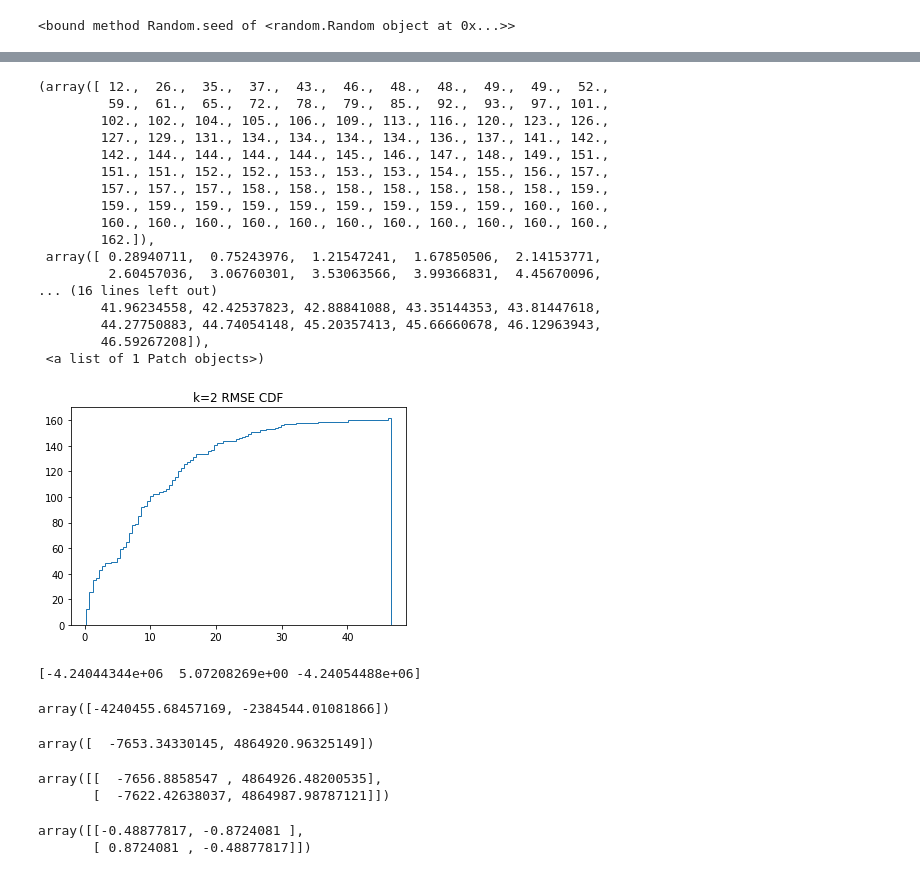
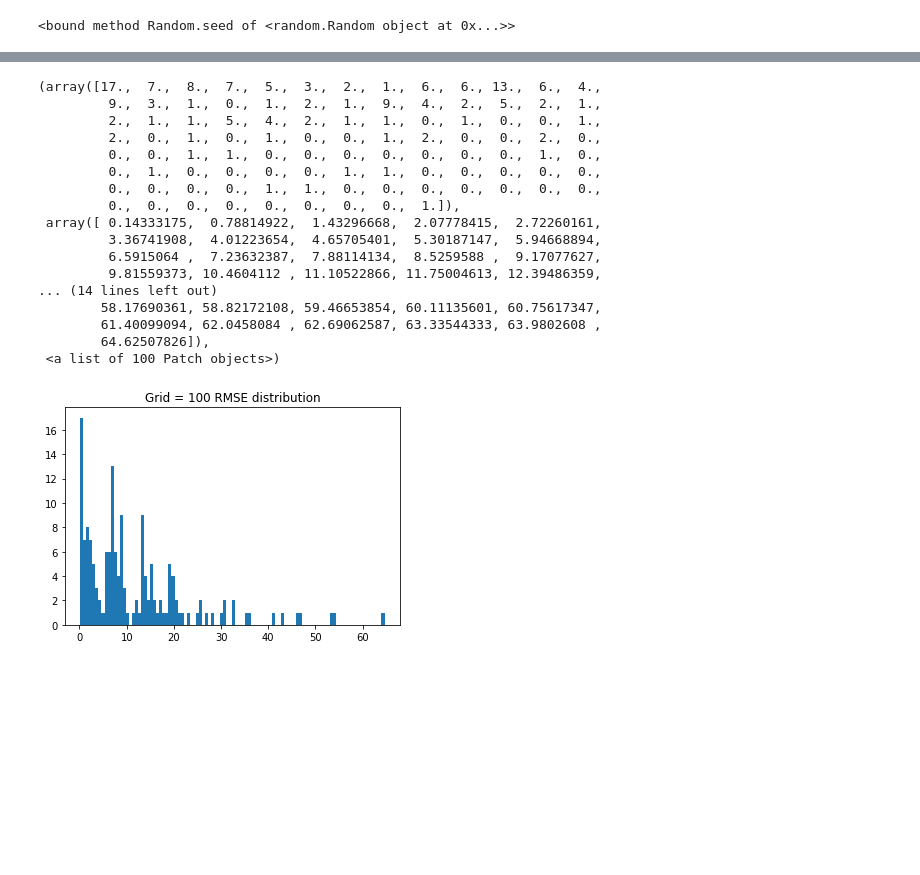
Before and after one commit to heathcliffYang/CRF, a Jupyter notebook: CRF_Principle_axis_matrix.ipynb, the cells around one changed output, grey strips where cells are left out. Cells and saved outputs as stored; diff of their text form; code cells hidden in the pictures; blank space fills up the shorter version.

```diff
--- a/CRF_Principle_axis_matrix.ipynb
+++ b/CRF_Principle_axis_matrix.ipynb
@@ -385,46 +411,27 @@ Rotate_space RMSE:  1688.0778609254346
 Finish
 # %%
 n_bins = 100
-plt.title("k=2 RMSE CDF")
-plt.hist(error_list, bins=n_bins, cumulative=True, histtype='step')
+plt.title("Grid = "+str(grid_slice)+" RMSE distribution")
+plt.hist(error_list, bins=n_bins)
+# plt.show()
+# plt.hist(error_list, bins=n_bins, cumulative=True, histtype='step')
+# plt.show()
 # %% [output]
-(array([ 12.,  26.,  35.,  37.,  43.,  46.,  48.,  48.,  49.,  49.,  52.,
-         59.,  61.,  65.,  72.,  78.,  79.,  85.,  92.,  93.,  97., 101.,
-        102., 102., 104., 105., 106., 109., 113., 116., 120., 123., 126.,
-        127., 129., 131., 134., 134., 134., 134., 136., 137., 141., 142.,
-        142., 144., 144., 144., 144., 145., 146., 147., 148., 149., 151.,
-        151., 151., 152., 152., 153., 153., 153., 154., 155., 156., 157.,
-        157., 157., 157., 158., 158., 158., 158., 158., 158., 158., 159.,
-        159., 159., 159., 159., 159., 159., 159., 159., 159., 160., 160.,
-        160., 160., 160., 160., 160., 160., 160., 160., 160., 160., 160.,
-        162.]),
- array([ 0.28940711,  0.75243976,  1.21547241,  1.67850506,  2.14153771,
-         2.60457036,  3.06760301,  3.53063566,  3.99366831,  4.45670096,
-... (16 lines left out)
-        41.96234558, 42.42537823, 42.88841088, 43.35144353, 43.81447618,
-        44.27750883, 44.74054148, 45.20357413, 45.66660678, 46.12963943,
-        46.59267208]),
- <a list of 1 Patch objects>)
+(array([17.,  7.,  8.,  7.,  5.,  3.,  2.,  1.,  6.,  6., 13.,  6.,  4.,
+         9.,  3.,  1.,  0.,  1.,  2.,  1.,  9.,  4.,  2.,  5.,  2.,  1.,
+         2.,  1.,  1.,  5.,  4.,  2.,  1.,  1.,  0.,  1.,  0.,  0.,  1.,
+         2.,  0.,  1.,  0.,  1.,  0.,  0.,  1.,  2.,  0.,  0.,  2.,  0.,
+         0.,  0.,  1.,  1.,  0.,  0.,  0.,  0.,  0.,  0.,  0.,  1.,  0.,
+         0.,  1.,  0.,  0.,  0.,  0.,  1.,  1.,  0.,  0.,  0.,  0.,  0.,
+         0.,  0.,  0.,  0.,  1.,  1.,  0.,  0.,  0.,  0.,  0.,  0.,  0.,
+         0.,  0.,  0.,  0.,  0.,  0.,  0.,  0.,  1.]),
+ array([ 0.14333175,  0.78814922,  1.43296668,  2.07778415,  2.72260161,
+         3.36741908,  4.01223654,  4.65705401,  5.30187147,  5.94668894,
+         6.5915064 ,  7.23632387,  7.88114134,  8.5259588 ,  9.17077627,
+         9.81559373, 10.4604112 , 11.10522866, 11.75004613, 12.39486359,
+... (14 lines left out)
+        58.17690361, 58.82172108, 59.46653854, 60.11135601, 60.75617347,
+        61.40099094, 62.0458084 , 62.69062587, 63.33544333, 63.9802608 ,
+        64.62507826]),
+ <a list of 100 Patch objects>)
-[figure, old version]
+[figure, new version]
-# %%
-print(longitude_list)
-# %% [output]
-[-4.24044344e+06  5.07208269e+00 -4.24054488e+06]
-# %%
-coordinates[0]
-# %% [output]
-array([-4240455.68457169, -2384544.01081866])
-# %%
-wifi_loc_time[0][520:522]
-# %% [output]
-array([  -7653.34330145, 4864920.96325149])
-# %%
-kmeans.cluster_centers_
-# %% [output]
-array([[  -7656.8858547 , 4864926.48200535],
-       [  -7622.42638037, 4864987.98787121]])
-# %%
-rotate
-# %% [output]
-array([[-0.48877817, -0.8724081 ],
-       [ 0.8724081 , -0.48877817]])
```
Also changed, not shown: parts of 7 cells of this notebook.
